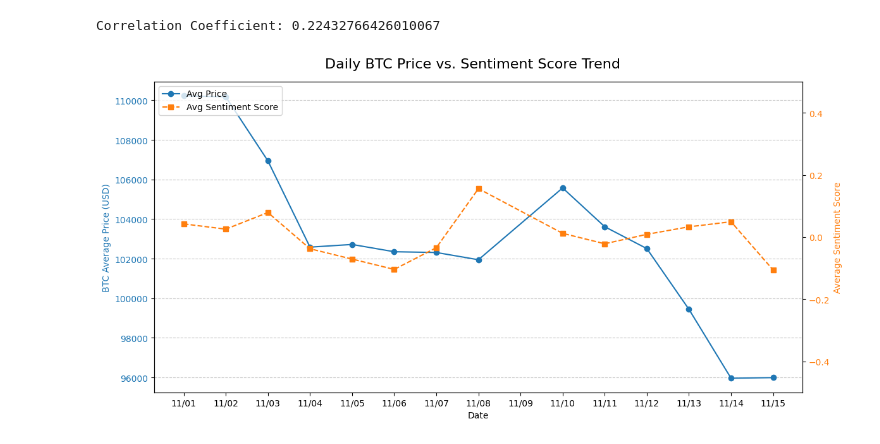
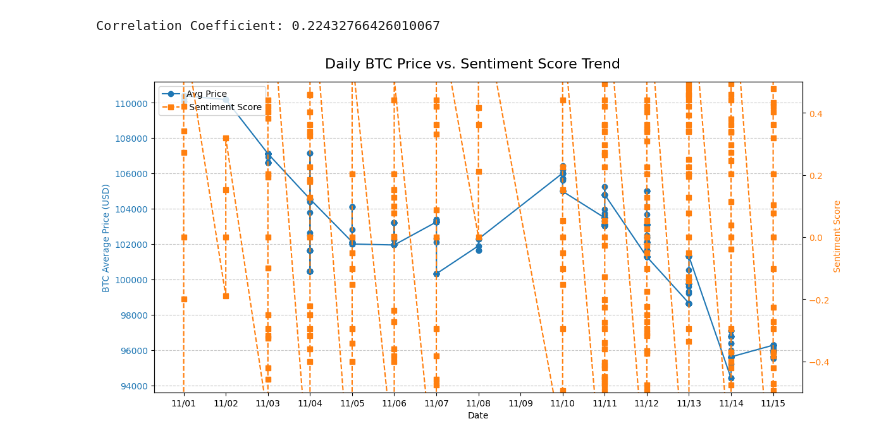
Before and after one commit to Ripa-Shah/Analyzing-Social-Sentiment-Data-to-determine-correlation-with-Cryptocurrency-Price, a Jupyter notebook: MIS584_Cryptocurrency_sentimentdata_and_prices_11_18_25.ipynb, the cells around one changed output. Cells and saved outputs as stored; diff of their text form; code cells hidden in the pictures.

```diff
--- a/MIS584_Cryptocurrency_sentimentdata_and_prices_11_18_25.ipynb
+++ b/MIS584_Cryptocurrency_sentimentdata_and_prices_11_18_25.ipynb
@@ -806,10 +808,10 @@ df_daily_mean_BTC_spark = df_reddit_filtered\
     .withColumn(
       'date',
         F.date_trunc('day', F.col('date')) # Truncate 4h interval timestamps to the day
-        ).groupBy("date").agg(
-            F.mean("sentiment_score").alias("avg_sentiment_score"),
+        ).groupBy("date","sentiment_score").agg(
+           # F.mean("sentiment_score").alias("sentiment_score"),
             F.mean("price").alias("avg_price")
-        ).orderBy("date") \
+        ).orderBy("date","sentiment_score") \
         .withColumn("cryptocurrency", F.lit(TARGET_CRYPTO)) # Add the currency column back
 
     # Convert the small aggregated result to a local Pandas DataFrame for plotting
@@ -826,33 +828,33 @@ if not df_daily_mean_BTC.empty:
     ax1.set_xlabel('Date')
     ax1.set_ylabel(f'{TARGET_CRYPTO} Average Price (USD)', color=color_price)
     line1 = ax1.plot(df_daily_mean_BTC.index, df_daily_mean_BTC['avg_price'], color=color_price, marker='o', linestyle='-', label='Avg Price')
     ax1.tick_params(axis='y', labelcolor=color_price)
     ax1.grid(True, axis='y', linestyle='--', alpha=0.7)
 
     # Plot 2: Average Sentiment Score (Secondary Y-axis, right)
     ax2 = ax1.twinx()  # Instantiate a second axes that shares the same x-axis
     color_sentiment = 'tab:orange'
-    ax2.set_ylabel('Average Sentiment Score', color=color_sentiment)
-    line2 = ax2.plot(df_daily_mean_BTC.index, df_daily_mean_BTC['avg_sentiment_score'], color=color_sentiment, marker='s', linestyle='--', label='Avg Sentiment Score')
+    ax2.set_ylabel(' Sentiment Score', color=color_sentiment)
+    line2 = ax2.plot(df_daily_mean_BTC.index, df_daily_mean_BTC['sentiment_score'], color=color_sentiment, marker='s', linestyle='--', label=' Sentiment Score')
     ax2.tick_params(axis='y', labelcolor=color_sentiment)
     ax2.set_ylim(-0.5, 0.5) # Set a fixed y-limit for sentiment score for readability
 
     # Add a combined title and legend
     fig.suptitle(f'Daily {TARGET_CRYPTO} Price vs. Sentiment Score Trend', fontsize=16)
 
     # Combine legends from both axes
     lines = line1 + line2
     labels = [l.get_label() for l in lines]
     ax1.legend(lines, labels, loc='upper left')
 
     # Format X-axis for better date display
     ax1.xaxis.set_major_locator(mdates.DayLocator())
     ax1.xaxis.set_major_formatter(mdates.DateFormatter('%m/%d'))
     plt.xticks(rotation=45, ha='right')
 
     fig.tight_layout()
     plt.show()
 else:
     print(f"❌ Cannot plot: DataFrame for {TARGET_CRYPTO} is empty after aggregation.")
 # %% [output]
-[figure, old version]
+[figure, new version]
```
Also changed, not shown: parts of 14 cells of this notebook.
